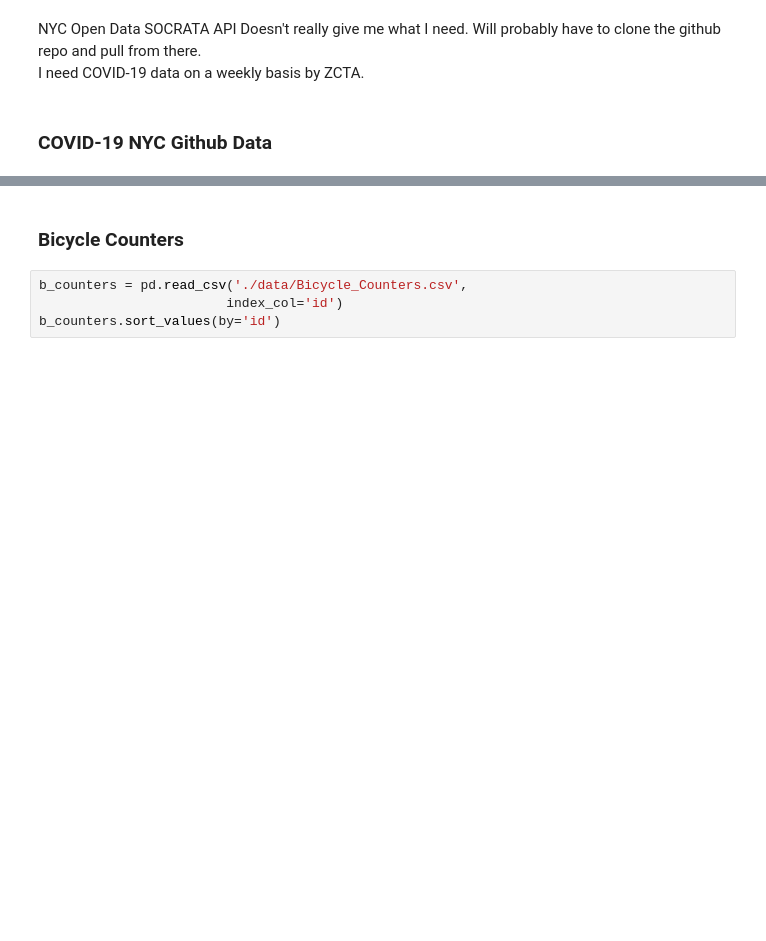
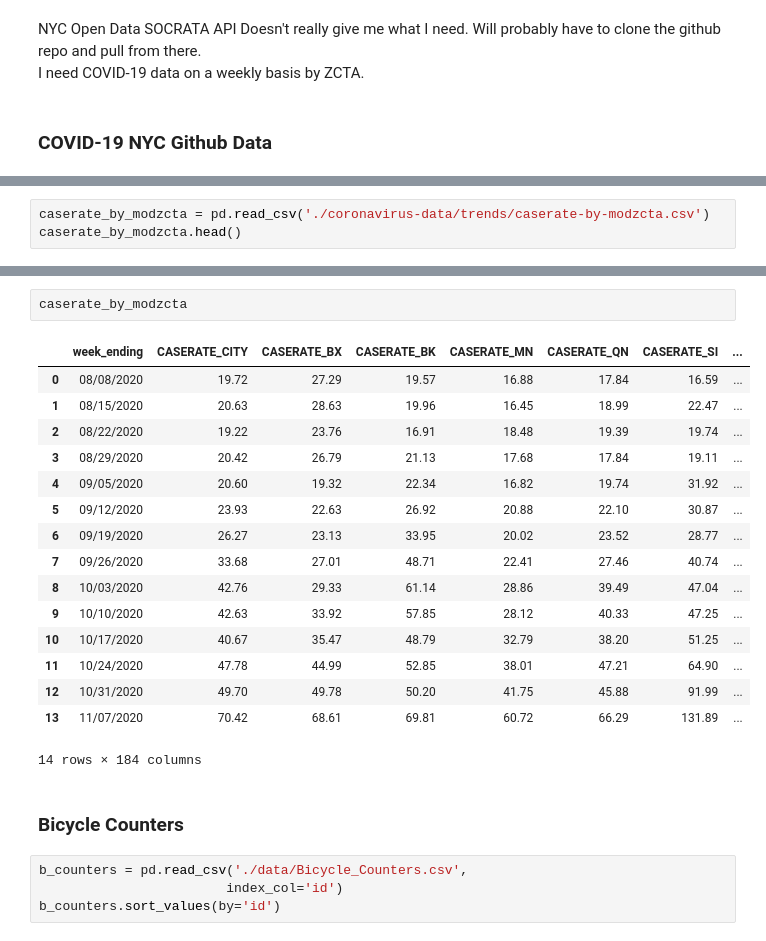
Before and after one commit to justinm0rgan/nyc-bike, a Jupyter notebook: data_gathering.ipynb, the cells around one changed output, grey strips where cells are left out. Cells and saved outputs as stored; diff of their text form; blank space fills up the shorter version.

Commit message:
updated code in nb to import certain datasets from nyc covid-data

```diff
--- a/data_gathering.ipynb
+++ b/data_gathering.ipynb
@@ -157,0 +176,3 @@ name
+# %%
+caserate_by_modzcta = pd.read_csv('./coronavirus-data/trends/caserate-by-modzcta.csv')
+caserate_by_modzcta.head()
@@ -158,3 +195,22 @@ name
+# %%
+caserate_by_modzcta
+# %% [output]
+|  | week_ending | CASERATE_CITY | CASERATE_BX | CASERATE_BK | CASERATE_MN | CASERATE_QN | CASERATE_SI | ... |
+| 0 | 08/08/2020 | 19.72 | 27.29 | 19.57 | 16.88 | 17.84 | 16.59 | ... |
+| 1 | 08/15/2020 | 20.63 | 28.63 | 19.96 | 16.45 | 18.99 | 22.47 | ... |
+| 2 | 08/22/2020 | 19.22 | 23.76 | 16.91 | 18.48 | 19.39 | 19.74 | ... |
+| 3 | 08/29/2020 | 20.42 | 26.79 | 21.13 | 17.68 | 17.84 | 19.11 | ... |
+| 4 | 09/05/2020 | 20.60 | 19.32 | 22.34 | 16.82 | 19.74 | 31.92 | ... |
+| 5 | 09/12/2020 | 23.93 | 22.63 | 26.92 | 20.88 | 22.10 | 30.87 | ... |
+| 6 | 09/19/2020 | 26.27 | 23.13 | 33.95 | 20.02 | 23.52 | 28.77 | ... |
+| 7 | 09/26/2020 | 33.68 | 27.01 | 48.71 | 22.41 | 27.46 | 40.74 | ... |
+| 8 | 10/03/2020 | 42.76 | 29.33 | 61.14 | 28.86 | 39.49 | 47.04 | ... |
+| 9 | 10/10/2020 | 42.63 | 33.92 | 57.85 | 28.12 | 40.33 | 47.25 | ... |
+| 10 | 10/17/2020 | 40.67 | 35.47 | 48.79 | 32.79 | 38.20 | 51.25 | ... |
+| 11 | 10/24/2020 | 47.78 | 44.99 | 52.85 | 38.01 | 47.21 | 64.90 | ... |
+| 12 | 10/31/2020 | 49.70 | 49.78 | 50.20 | 41.75 | 45.88 | 91.99 | ... |
+| 13 | 11/07/2020 | 70.42 | 68.61 | 69.81 | 60.72 | 66.29 | 131.89 | ... |
+14 rows × 184 columns
 # %% [markdown]
 ### Bicycle Counters
 # %%
```
Also changed, not shown: parts of 16 cells of this notebook.
